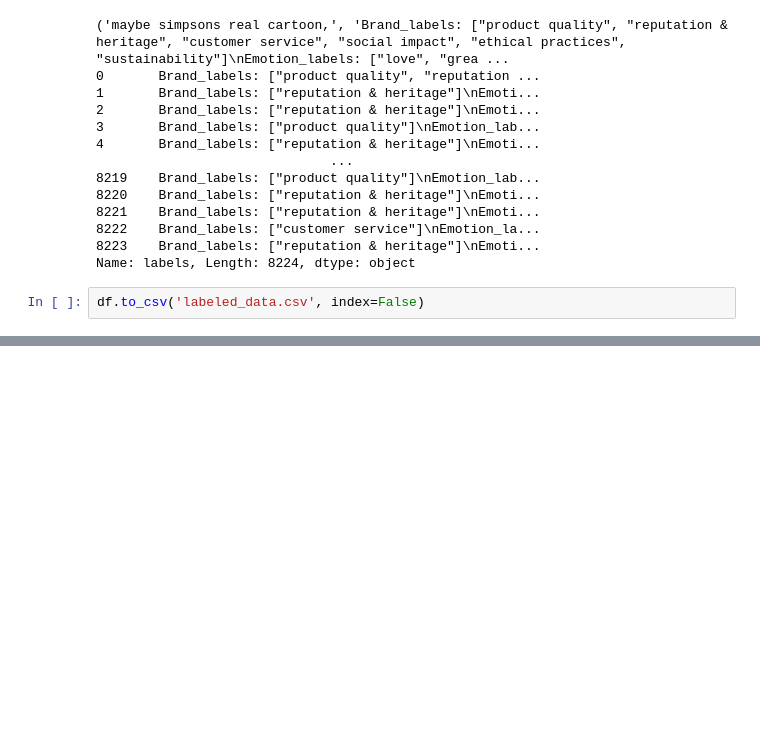
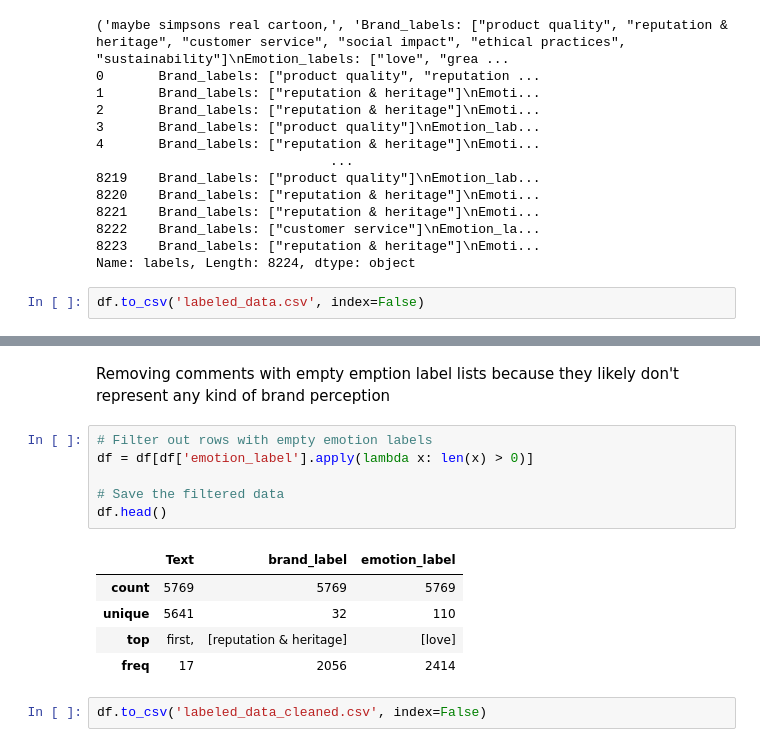
Before and after one commit to mimo2025/488FinalProject, a Jupyter notebook: data_processing.ipynb, the cells around one changed output, grey strips where cells are left out. Cells and saved outputs as stored; diff of their text form; blank space fills up the shorter version.

```diff
--- a/data_processing.ipynb
+++ b/data_processing.ipynb
@@ -494,0 +532,16 @@ df.to_csv('labeled_data.csv', index=False)
+# %% [markdown]
+Removing comments with empty emption label lists because they likely don't represent any kind of brand perception
+# %%
+# Filter out rows with empty emotion labels
+df = df[df['emotion_label'].apply(lambda x: len(x) > 0)]
+
+# Save the filtered data
+df.head()
+# %% [output]
+|  | Text | brand_label | emotion_label |
+| count | 5769 | 5769 | 5769 |
+| unique | 5641 | 32 | 110 |
+| top | first, | [reputation & heritage] | [love] |
+| freq | 17 | 2056 | 2414 |
+# %%
+df.to_csv('labeled_data_cleaned.csv', index=False)
```
Also changed, not shown: parts of 5 cells of this notebook, 1 other file.
